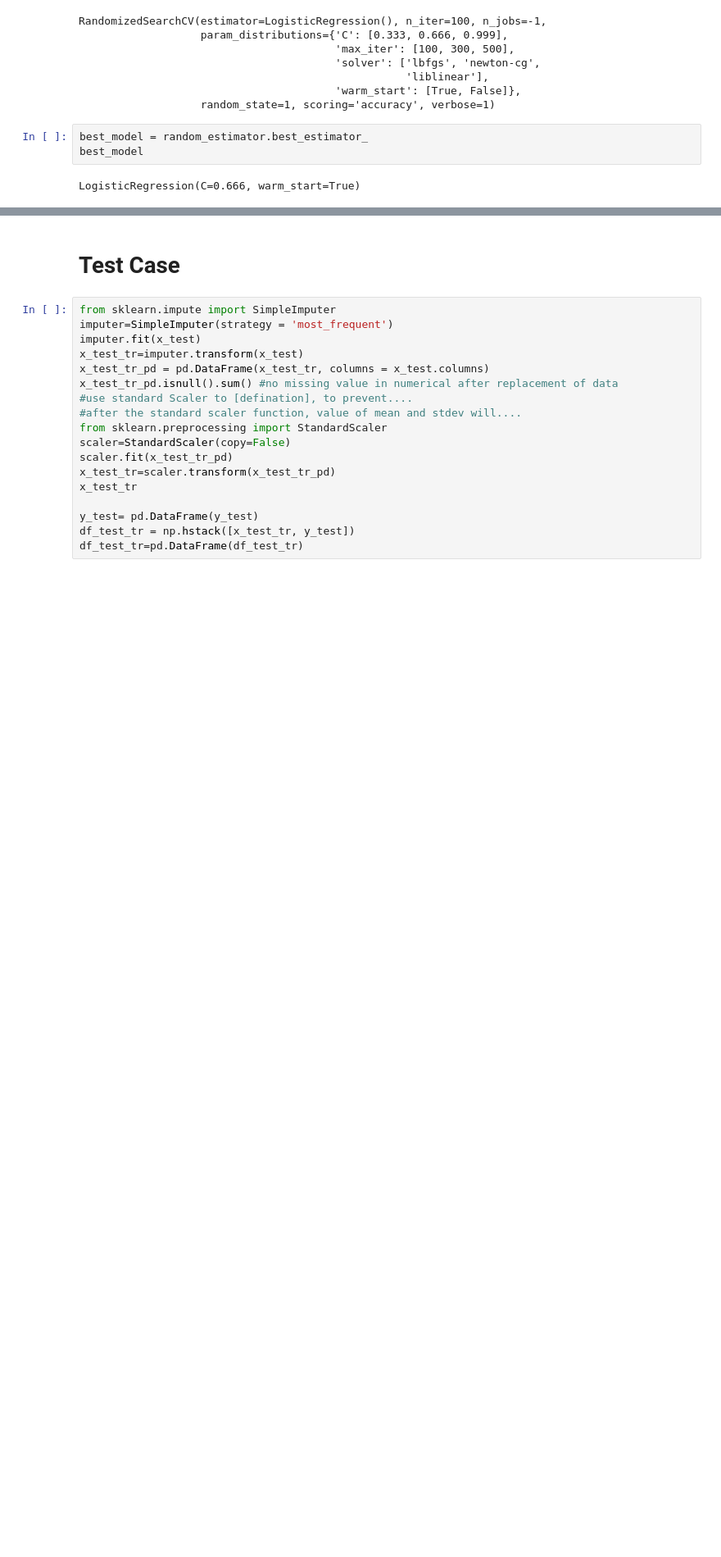
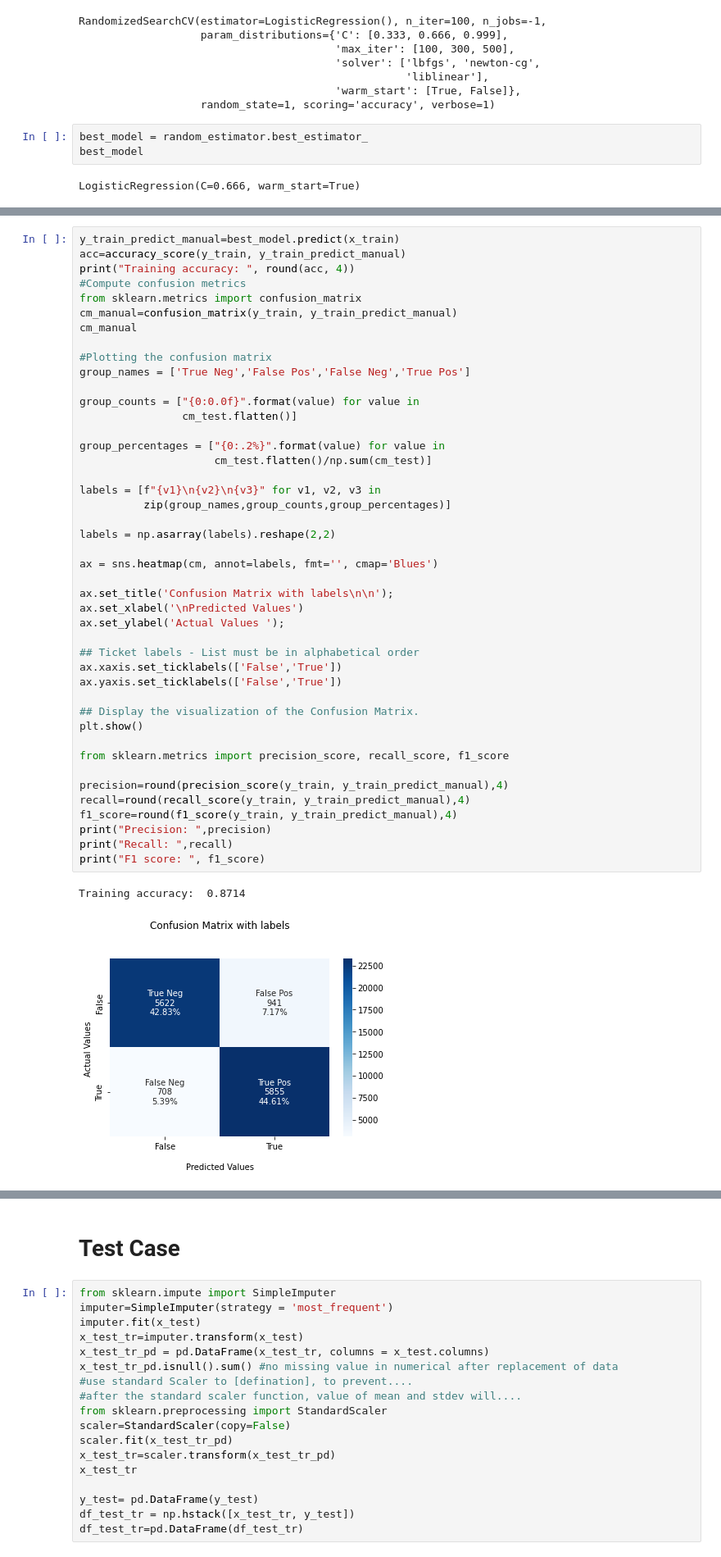
Before and after one commit to shinjoee/Assignment, a Jupyter notebook: RandomOverSampler-logisticregression.ipynb, the cells around one changed output, grey strips where cells are left out. Shown: that part at 82% size. Drawn from its saved outputs; the diff is of its cells as text; blank space fills up the shorter version.

```diff
--- a/RandomOverSampler-logisticregression.ipynb
+++ b/RandomOverSampler-logisticregression.ipynb
@@ -471,0 +474,47 @@ LogisticRegression(C=0.666, warm_start=True)
+# %%
+y_train_predict_manual=best_model.predict(x_train)
+acc=accuracy_score(y_train, y_train_predict_manual)
+print("Training accuracy: ", round(acc, 4))
+#Compute confusion metrics
+from sklearn.metrics import confusion_matrix
+cm_manual=confusion_matrix(y_train, y_train_predict_manual)
+cm_manual
+
+#Plotting the confusion matrix
+group_names = ['True Neg','False Pos','False Neg','True Pos']
+
+group_counts = ["{0:0.0f}".format(value) for value in
+                cm_test.flatten()]
+
+group_percentages = ["{0:.2%}".format(value) for value in
+                     cm_test.flatten()/np.sum(cm_test)]
+
+labels = [f"{v1}\n{v2}\n{v3}" for v1, v2, v3 in
+          zip(group_names,group_counts,group_percentages)]
+
+labels = np.asarray(labels).reshape(2,2)
+
+ax = sns.heatmap(cm, annot=labels, fmt='', cmap='Blues')
+
+ax.set_title('Confusion Matrix with labels\n\n');
+ax.set_xlabel('\nPredicted Values')
+ax.set_ylabel('Actual Values ');
+
+## Ticket labels - List must be in alphabetical order
+ax.xaxis.set_ticklabels(['False','True'])
+ax.yaxis.set_ticklabels(['False','True'])
+
+## Display the visualization of the Confusion Matrix.
+plt.show()
+
+from sklearn.metrics import precision_score, recall_score, f1_score
+
+precision=round(precision_score(y_train, y_train_predict_manual),4)
+recall=round(recall_score(y_train, y_train_predict_manual),4)
+f1_score=round(f1_score(y_train, y_train_predict_manual),4)
+print("Precision: ",precision)
+print("Recall: ",recall)
+print("F1 score: ", f1_score)
+# %% [output]
+Training accuracy:  0.8714
+[figure, added]
```
Also changed, not shown: parts of 5 cells of this notebook, 3 other files.
